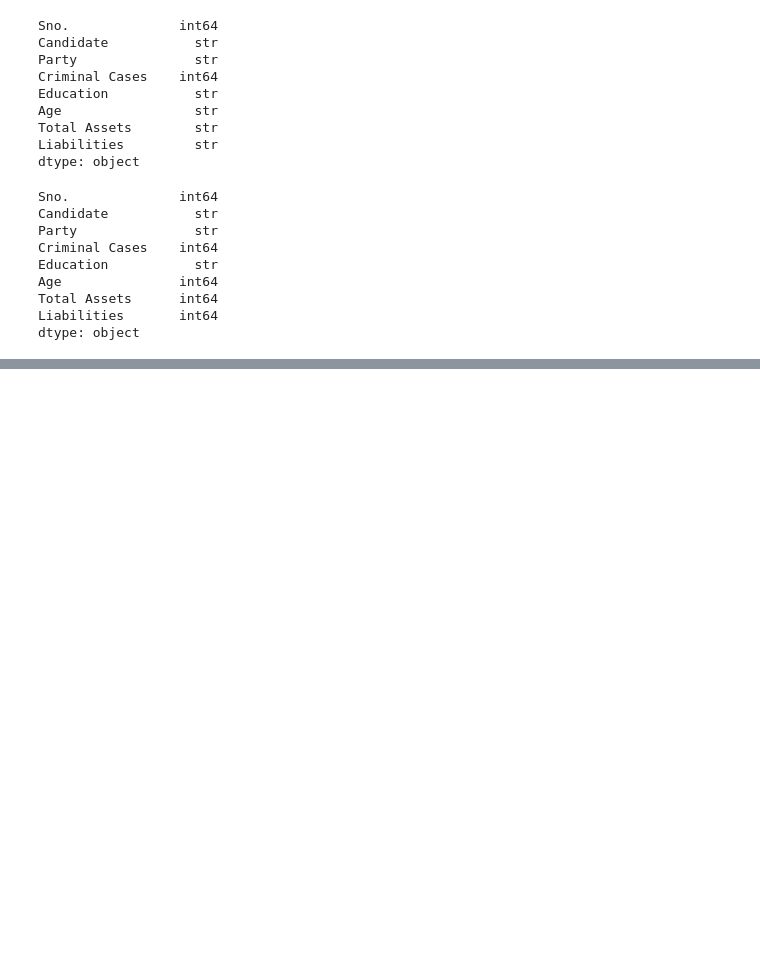
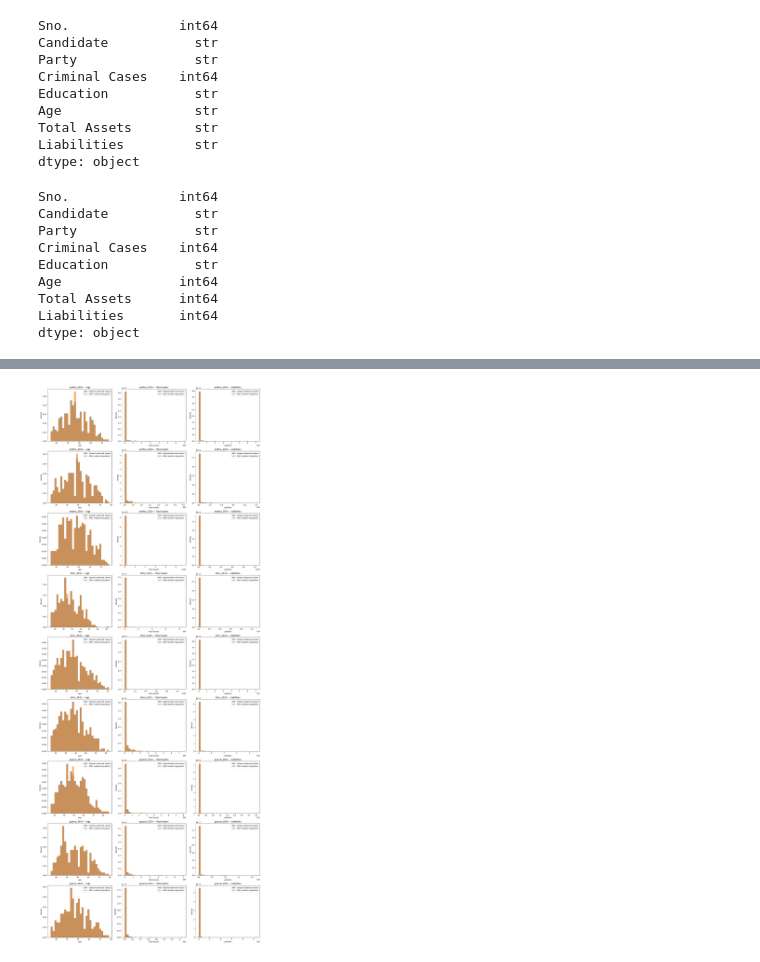
Before and after one commit to iitm-da25b007/MPs-assets, a Jupyter notebook: data_cleaning.ipynb, the cells around one changed output, grey strips where cells are left out. Drawn from its saved outputs; the diff is of its cells as text; code cells hidden in the pictures; blank space fills up the shorter version.

Commit message:
Imputation done

```diff
--- a/data_cleaning.ipynb
+++ b/data_cleaning.ipynb
@@ -100,0 +250,46 @@ for state, year in datasets:
+# %%
+file_items = list(cleaned_frames.items())
+
+n_rows = len(file_items)
+n_cols = len(numeric_cols_to_impute)
+
+fig, axes = plt.subplots(n_rows, n_cols, figsize=(18, 45), squeeze=False)
+
+for row_index, (input_path, original_df) in enumerate(file_items):
+    imputed_path = f'cleaned_data/imputed_parquet/{input_path}_imputed.parquet'
+    imputed_df = pd.read_parquet(imputed_path)
+
+    for column_index, column in enumerate(numeric_cols_to_impute):
+        axis = axes[row_index, column_index]
+
+        if column not in original_df.columns or column not in imputed_df.columns:
+            axis.set_title(f'{input_path} — {column} (column not found)')
+            axis.set_axis_off()
+            continue
+
+        original_values = pd.to_numeric(original_df[column],errors='coerce')
+        original_values = original_values.mask(original_values.eq(-1)).dropna()
+
+        imputed_values = pd.to_numeric(imputed_df[column],errors='coerce')
+        imputed_values = imputed_values.mask(imputed_values.eq(-1)).dropna()
+
+        if original_values.empty and imputed_values.empty:
+            axis.set_title(f'{input_path} — {column} (no values)')
+            axis.set_axis_off()
+            continue
+
+        if not original_values.empty:
+            axis.hist(original_values, bins=30, alpha=0.6, label='Original observed values', density=True)
+
+        if not imputed_values.empty:
+            axis.hist(imputed_values, bins=30, alpha=0.6, label='After median imputation', density=True)
+
+        axis.set_title(f'{input_path} — {column}')
+        axis.set_xlabel(column)
+        axis.set_ylabel('Density')
+        axis.legend()
+
+plt.tight_layout()
+plt.show()
+# %% [output]
+[figure, added]
```
Also changed, not shown: parts of 7 cells of this notebook, 29 other files.
